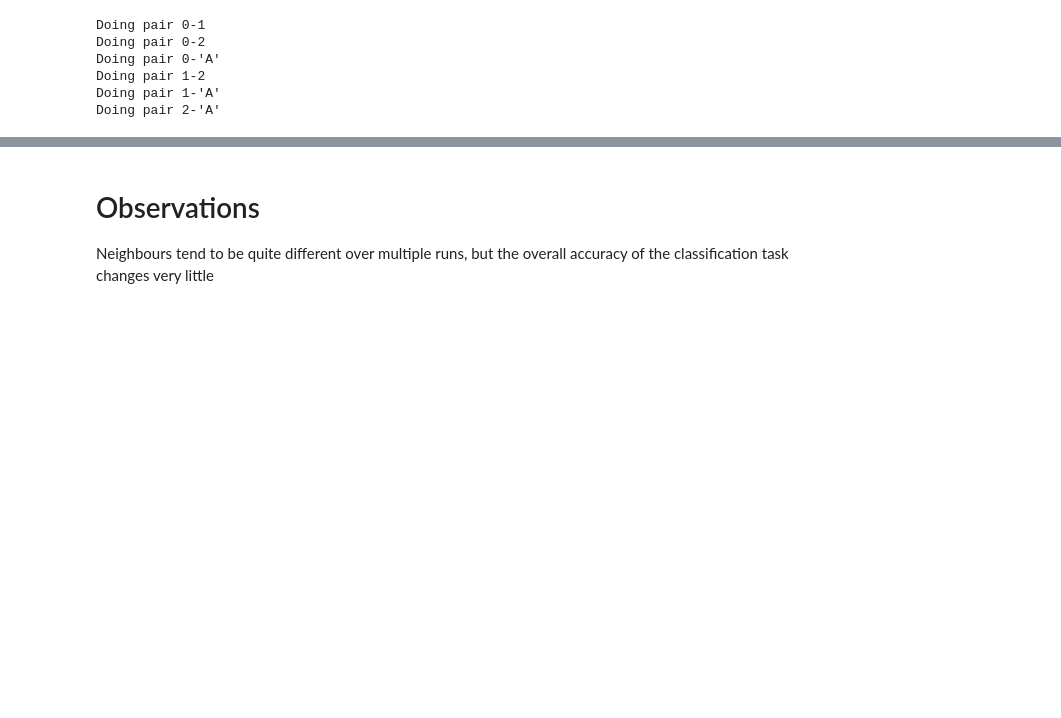
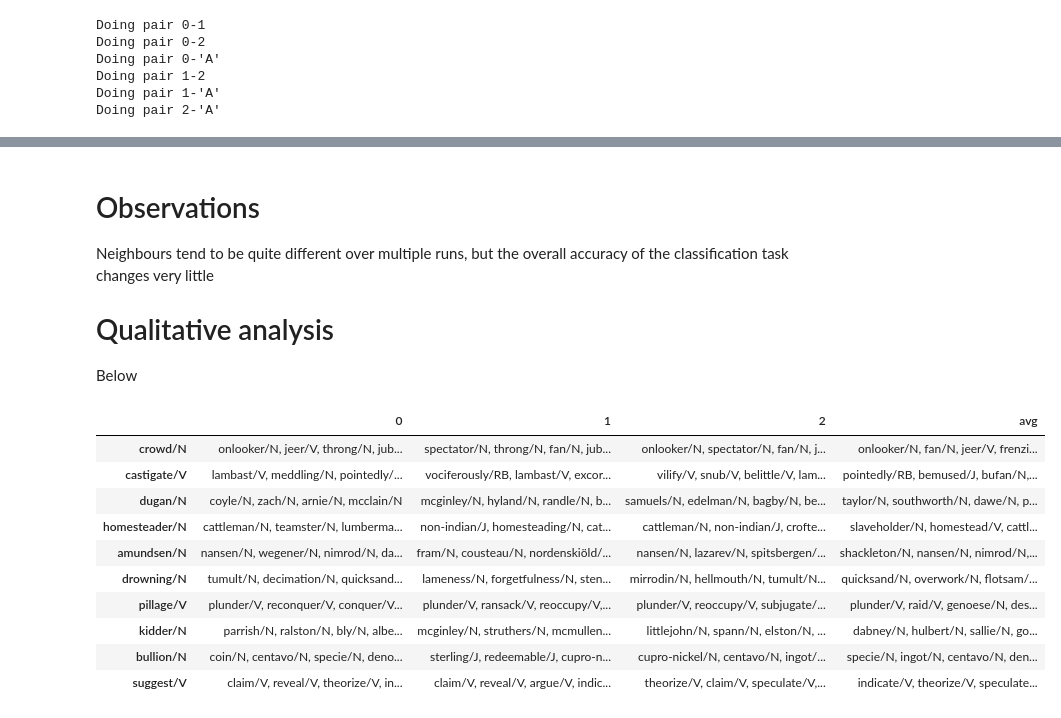
Before and after one commit to mbatchkarov/ExpLosion, a Jupyter notebook: notebooks/w2v_repeats_effect_of_random_initialisation.ipynb, the cells around one changed output, grey strips where cells are left out. Drawn from its saved outputs; the diff is of its cells as text; code cells hidden in the pictures; blank space fills up the shorter version.

```diff
--- a/notebooks/w2v_repeats_effect_of_random_initialisation.ipynb
+++ b/notebooks/w2v_repeats_effect_of_random_initialisation.ipynb
@@ -100,3 +116,21 @@ plt.savefig('plot-w2v_random_init_neigh_overlap.pdf', format='pdf', dpi=300, bbo
 # %% [markdown]
 # Observations
 Neighbours tend to be quite different over multiple runs, but the overall accuracy of the classification task changes very little
+# Qualitative analysis
+Below
+# %%
+for t in thes:
+    t.init_sims(n_neighbors=100)
+compare_neighbours(thes, [0, 1, 2, 'avg'])
+# %% [output]
+|  | 0 | 1 | 2 | avg |
+| crowd/N | onlooker/N, jeer/V, throng/N, jub... | spectator/N, throng/N, fan/N, jub... | onlooker/N, spectator/N, fan/N, j... | onlooker/N, fan/N, jeer/V, frenzi... |
+| castigate/V | lambast/V, meddling/N, pointedly/... | vociferously/RB, lambast/V, excor... | vilify/V, snub/V, belittle/V, lam... | pointedly/RB, bemused/J, bufan/N,... |
+| dugan/N | coyle/N, zach/N, arnie/N, mcclain/N | mcginley/N, hyland/N, randle/N, b... | samuels/N, edelman/N, bagby/N, be... | taylor/N, southworth/N, dawe/N, p... |
+| homesteader/N | cattleman/N, teamster/N, lumberma... | non-indian/J, homesteading/N, cat... | cattleman/N, non-indian/J, crofte... | slaveholder/N, homestead/V, cattl... |
+| amundsen/N | nansen/N, wegener/N, nimrod/N, da... | fram/N, cousteau/N, nordenskiöld/... | nansen/N, lazarev/N, spitsbergen/... | shackleton/N, nansen/N, nimrod/N,... |
+| drowning/N | tumult/N, decimation/N, quicksand... | lameness/N, forgetfulness/N, sten... | mirrodin/N, hellmouth/N, tumult/N... | quicksand/N, overwork/N, flotsam/... |
+| pillage/V | plunder/V, reconquer/V, conquer/V... | plunder/V, ransack/V, reoccupy/V,... | plunder/V, reoccupy/V, subjugate/... | plunder/V, raid/V, genoese/N, des... |
+| kidder/N | parrish/N, ralston/N, bly/N, albe... | mcginley/N, struthers/N, mcmullen... | littlejohn/N, spann/N, elston/N, ... | dabney/N, hulbert/N, sallie/N, go... |
+| bullion/N | coin/N, centavo/N, specie/N, deno... | sterling/J, redeemable/J, cupro-n... | cupro-nickel/N, centavo/N, ingot/... | specie/N, ingot/N, centavo/N, den... |
+| suggest/V | claim/V, reveal/V, theorize/V, in... | claim/V, reveal/V, argue/V, indic... | theorize/V, claim/V, speculate/V,... | indicate/V, theorize/V, speculate... |
```
Also changed, not shown: parts of 4 cells of this notebook, 3 other files.
